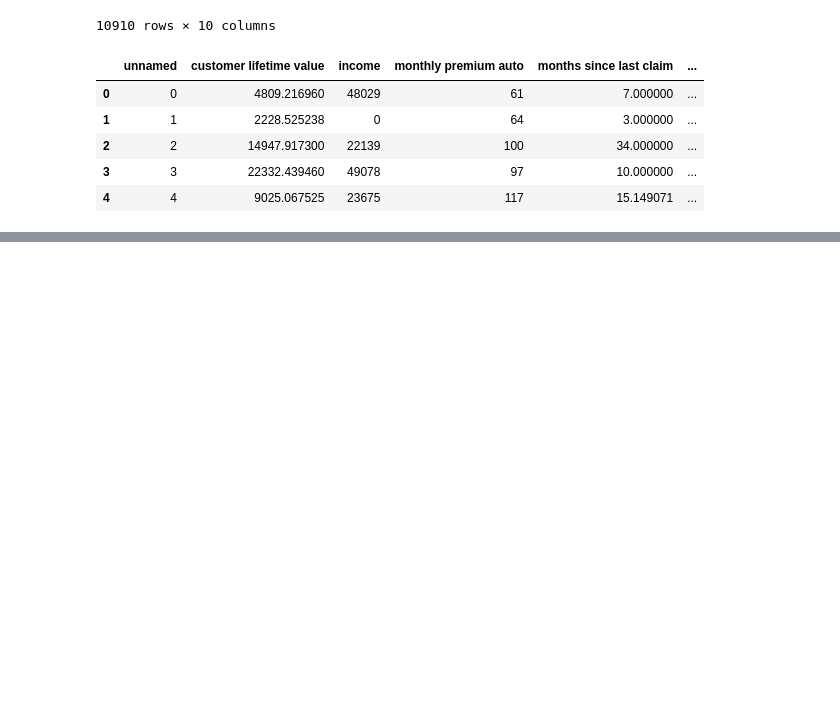
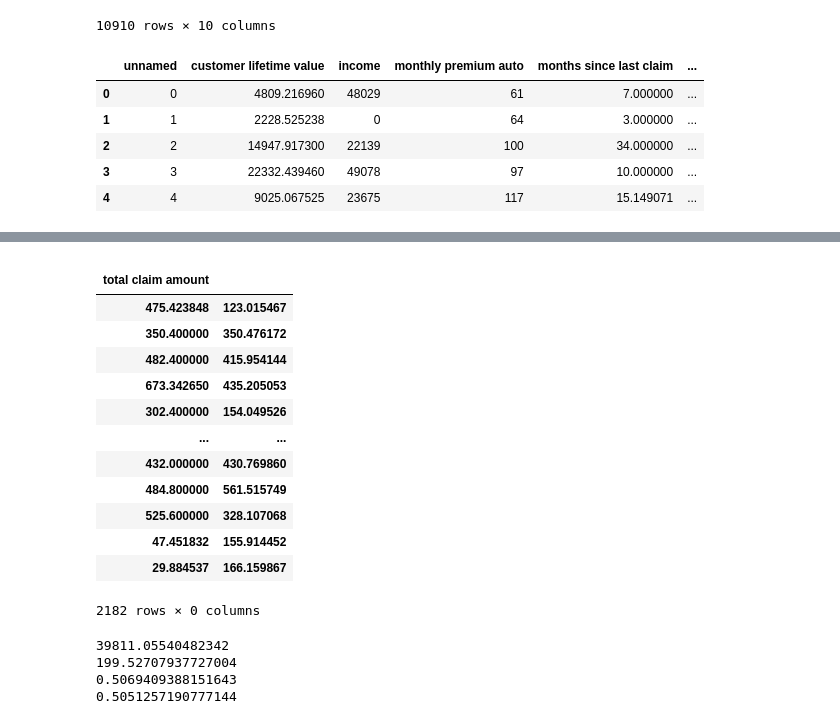
Before and after one commit to aguvazsan/lab-customer-analysis-round-6, a Jupyter notebook: Lab_1_06_Ejercicio.ipynb, the cells around one changed output, grey strips where cells are left out. Saved outputs shown, nothing was run; the diff lists cells and outputs as text; code cells hidden in the pictures; blank space fills up the shorter version.

```diff
--- a/Lab_1_06_Ejercicio.ipynb
+++ b/Lab_1_06_Ejercicio.ipynb
@@ -147,8 +153,8 @@ df_2_numerical.head()
 # %%
 #OLS Regression Results
 
-Y=df_2_numerical['total claim amount']
-X=df_2_numerical.drop(['total claim amount'], axis=1)
+Y=df_2_num['total claim amount']
+X=df_2_num.drop(['total claim amount'], axis=1)
 x=sm.add_constant(X)
 model=sm.OLS(Y,X).fit()
 print(model.summary())
@@ -274,0 +298,42 @@ datatest
+# %%
+dfpred=pd.DataFrame(columns=[y_test, predictions]).T
+dfpred
+# %% [output]
+|  |  |
+| total claim amount |  |
+| 475.423848 | 123.015467 |
+| 350.400000 | 350.476172 |
+| 482.400000 | 415.954144 |
+| 673.342650 | 435.205053 |
+| 302.400000 | 154.049526 |
+| ... | ... |
+| 432.000000 | 430.769860 |
+| 484.800000 | 561.515749 |
+| 525.600000 | 328.107068 |
+| 47.451832 | 155.914452 |
+| 29.884537 | 166.159867 |
+2182 rows × 0 columns
+# %%
+#Lección 3: Interpretar resultados de un train-test de un modelo de regresión Lineal (no liarse con Clasificación)
+#MSE, RMSE, R2, ADJ R2
+
+import math
+from sklearn.metrics import mean_squared_error
+
+mse=mean_squared_error(y_test, predictions) #varianza
+print(mse)
+rmse= math.sqrt(mse) #error estándar
+print(rmse)
+
+r2=r2_score(y_test, predictions) # valores de 0 a 1, cuanto más cercano a 1 mejor.
+print(r2)
+
+n=len(X_test) #igual que r2 pero penaliza el incluir variables independientes que no aporten al modelo.
+p=X_test.shape[1]
+adj_r2=1-((1-r2)*(n-1)/(n-p-1))
+print(adj_r2)
+# %% [output]
+39811.05540482342
+199.52707937727004
+0.5069409388151643
+0.5051257190777144
```
Also changed, not shown: parts of 11 cells of this notebook.
